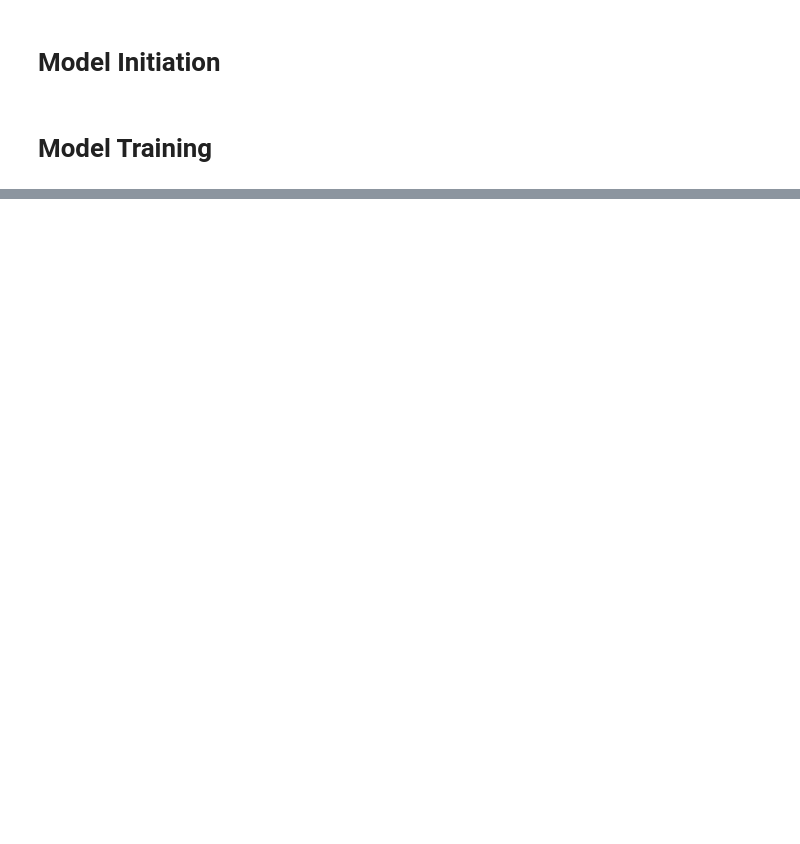
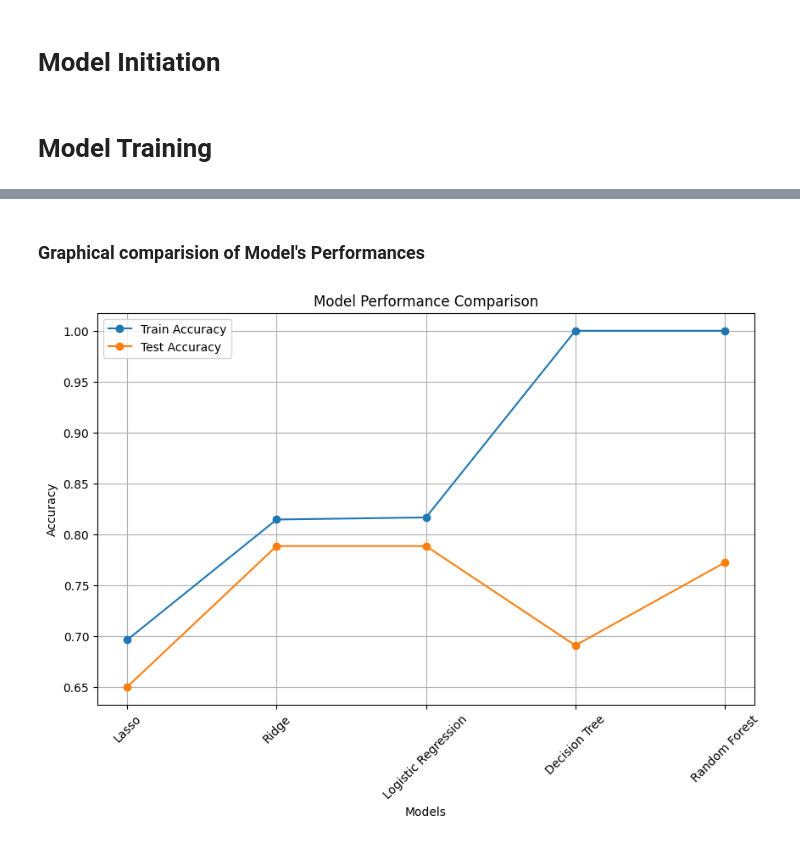
Before and after one commit to tinkuhore/FSDS-Final-Assesment, a Jupyter notebook: machine_learning/Q6/q6.ipynb, the cells around one changed output, grey strips where cells are left out. Drawn from its saved outputs; the diff is of its cells as text; code cells hidden in the pictures; blank space fills up the shorter version.

Commit message:
training complete

```diff
--- a/machine_learning/Q6/q6.ipynb
+++ b/machine_learning/Q6/q6.ipynb
@@ -472 +678,17 @@ dtype: int64
+# %%
+threshold = 0.5
+
+# Apply threshold to predicted probabilities on train set
+lasso_train_preds_binary = (lasso_train_preds > threshold).astype(int)
+ridge_train_preds_binary = (ridge_train_preds > threshold).astype(int)
+logistic_train_preds_binary = (logistic_train_preds > threshold).astype(int)
+random_forest_train_preds_binary = (random_forest_train_preds > threshold).astype(int)
+decision_tree_train_preds_binary = (decision_tree_train_preds > threshold).astype(int)
+
+# Apply threshold to predicted probabilities on test set
+lasso_preds_binary = (lasso_preds > threshold).astype(int)
+ridge_preds_binary = (ridge_preds > threshold).astype(int)
+logistic_preds_binary = (logistic_preds > threshold).astype(int)
+random_forest_preds_binary = (random_forest_preds > threshold).astype(int)
+decision_tree_preds_binary = (decision_tree_preds > threshold).astype(int)
 # %% [markdown]
@@ -473,0 +857,35 @@ dtype: int64
+# %% [markdown]
+### Graphical comparision of Model's Performances
+# %%
+# Calculate train accuracy for each model
+lasso_train_acc = accuracy_score(y_train, lasso_train_preds_binary)
+ridge_train_acc = accuracy_score(y_train, ridge_train_preds_binary)
+logistic_train_acc = accuracy_score(y_train, logistic_train_preds_binary)
+dt_train_acc = accuracy_score(y_train, decision_tree_train_preds_binary)
+rf_train_acc = accuracy_score(y_train, random_forest_train_preds_binary)
+
+# Calculate test accuracy for each model
+lasso_test_acc = accuracy_score(y_test, lasso_preds_binary)
+ridge_test_acc = accuracy_score(y_test, ridge_preds_binary)
+logistic_test_acc = accuracy_score(y_test, logistic_preds_binary)
+dt_test_acc = accuracy_score(y_test, decision_tree_preds_binary)
+rf_test_acc = accuracy_score(y_test, random_forest_preds_binary)
+
+# Create lists of train and test accuracies for each model
+train_acc = [lasso_train_acc, ridge_train_acc, logistic_train_acc, dt_train_acc, rf_train_acc]
+test_acc = [lasso_test_acc, ridge_test_acc, logistic_test_acc, dt_test_acc, rf_test_acc]
+models = ['Lasso', 'Ridge', 'Logistic Regression', 'Decision Tree', 'Random Forest']
+
+# Plotting the accuracy comparison
+plt.figure(figsize=(10, 6))
+plt.plot(models, train_acc, marker='o', label='Train Accuracy')
+plt.plot(models, test_acc, marker='o', label='Test Accuracy')
+plt.xlabel('Models')
+plt.ylabel('Accuracy')
+plt.title('Model Performance Comparison')
+plt.legend()
+plt.xticks(rotation=45)
+plt.grid(True)
+plt.show()
+# %% [output]
+[figure, added]
```
Also changed, not shown: parts of 36 cells of this notebook.
